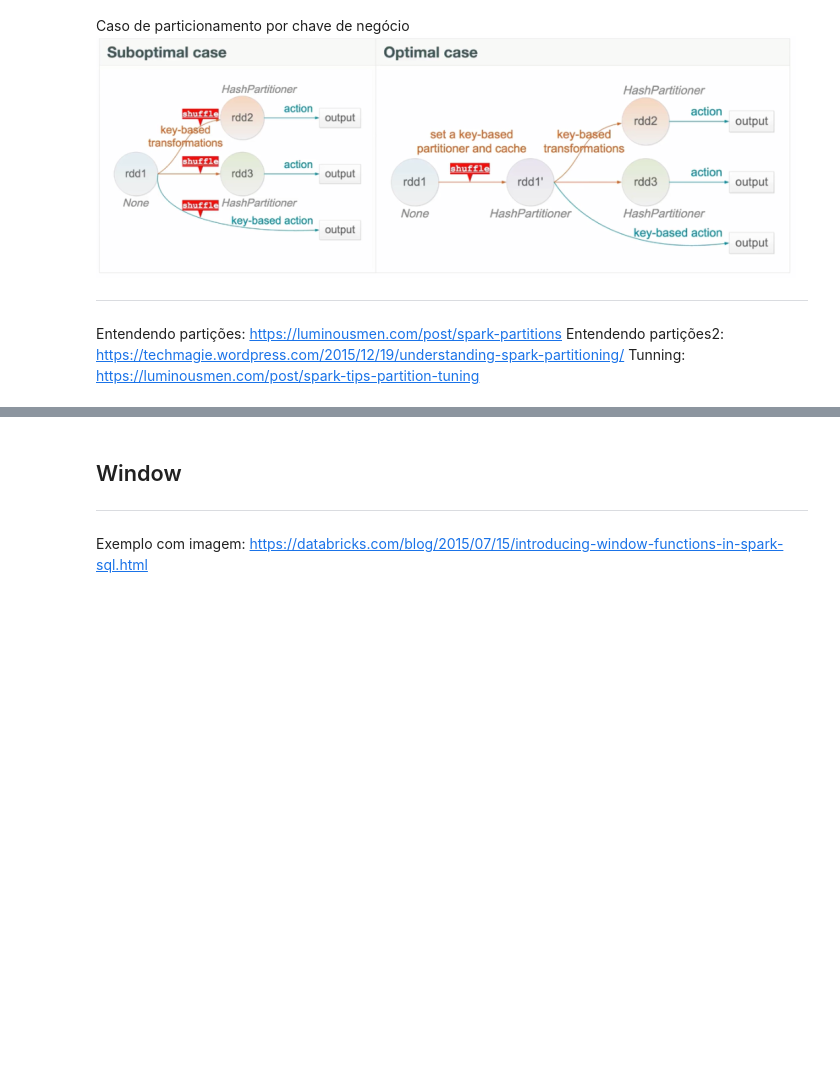
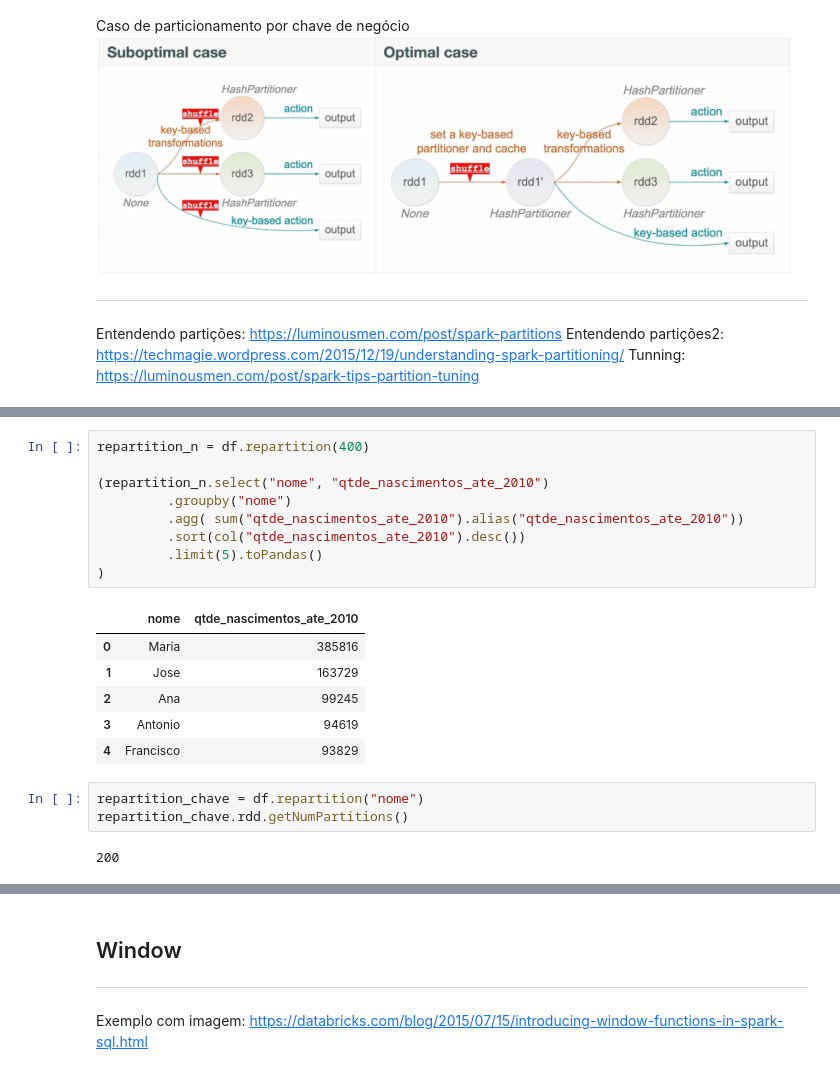
Before and after one commit to oliveiraJessica/workshop-spark, a Jupyter notebook: notebooks/analise_nomes_municipios.ipynb, the cells around one changed output, grey strips where cells are left out. Saved outputs shown, nothing was run; the diff lists cells and outputs as text; blank space fills up the shorter version.

```diff
--- a/notebooks/analise_nomes_municipios.ipynb
+++ b/notebooks/analise_nomes_municipios.ipynb
@@ -78,0 +209,21 @@ Tunning: https://luminousmen.com/post/spark-tips-partition-tuning
+# %%
+repartition_n = df.repartition(400)
+
+(repartition_n.select("nome", "qtde_nascimentos_ate_2010")
+         .groupby("nome")
+         .agg( sum("qtde_nascimentos_ate_2010").alias("qtde_nascimentos_ate_2010"))
+         .sort(col("qtde_nascimentos_ate_2010").desc())
+         .limit(5).toPandas()
+)
+# %% [output]
+|  | nome | qtde_nascimentos_ate_2010 |
+| 0 | Maria | 385816 |
+| 1 | Jose | 163729 |
+| 2 | Ana | 99245 |
+| 3 | Antonio | 94619 |
+| 4 | Francisco | 93829 |
+# %%
+repartition_chave = df.repartition("nome")
+repartition_chave.rdd.getNumPartitions()
+# %% [output]
+200
```
Also changed, not shown: parts of 31 cells of this notebook, 1 other file.
